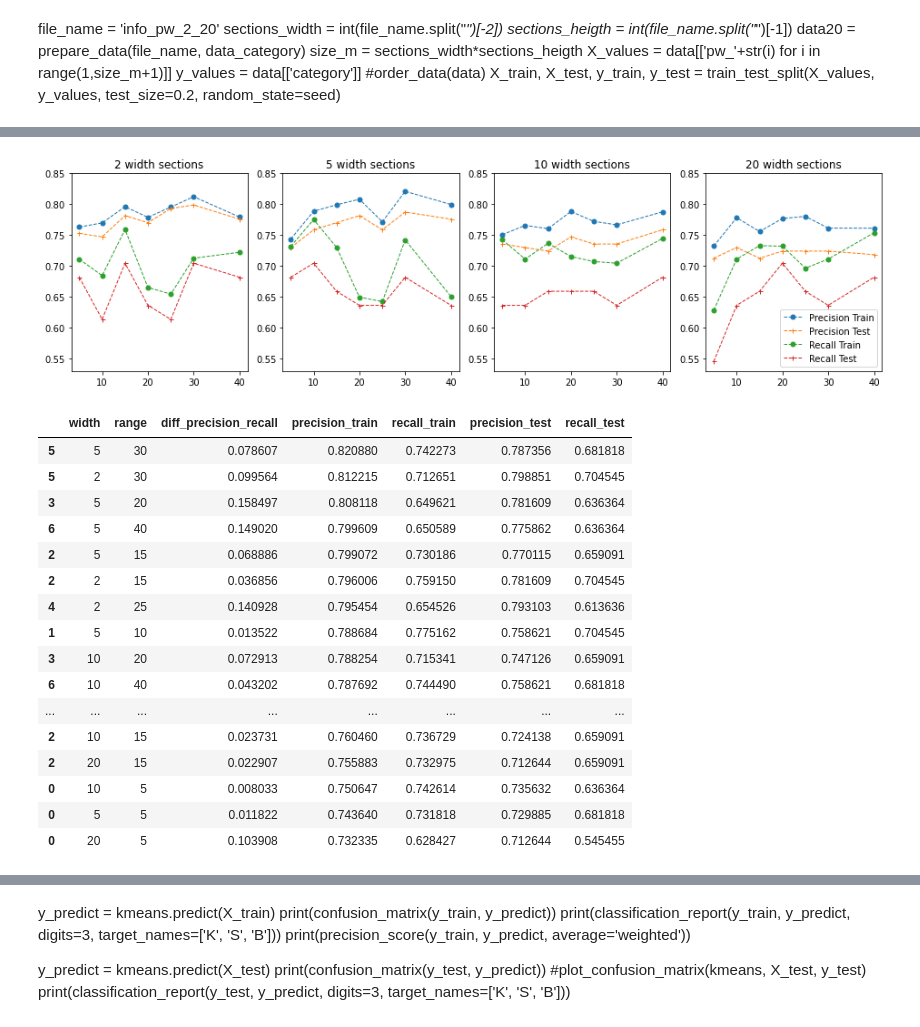
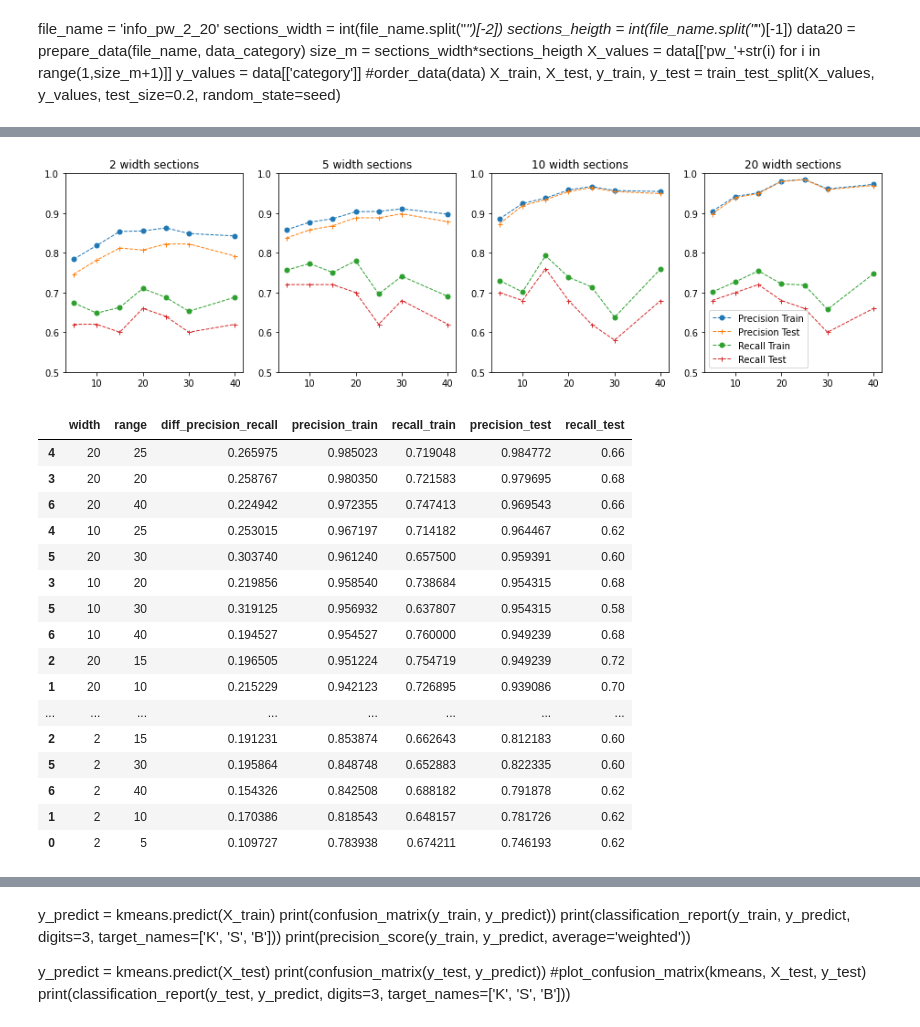
Before and after one commit to ULE-Informatica/burr_detection, a Jupyter notebook: info_data.ipynb, the cells around one changed output, grey strips where cells are left out. Cells and saved outputs as stored; diff of their text form; code cells hidden in the pictures.

```diff
--- a/info_data.ipynb
+++ b/info_data.ipynb
@@ -23,6 +24,7 @@ def prepare_data(file_name, data_category):
     data = data_category.merge(data, left_on=['img_name','folder','image'], right_on=['img_name','folder','image'])
     data[['category']] =  data[['category']].abs()
     data = data[data.category>0]
+    data[['category']] =  data[['category']]-1
     return data
 # %%
 def order_data(data):
@@ -38,0 +59,4 @@ def order_data(data):
+# %%
+from sklearn.cluster import KMeans
+kmeans = KMeans(n_clusters=9, random_state=0).fit(X_train)
+prediction= kmeans.predict(X_test)
@@ -48,0 +352,23 @@ X_train, X_test, y_train, y_test = train_test_split(X_values, y_values, test_siz
+# %%
+from sklearn import svm, datasets
+from sklearn.model_selection import GridSearchCV
+
+file_name = 'info_h_30'
+sections_width = int(file_name.split("_")[-1])
+data = prepare_data(file_name, data_category)
+size_m = sections_width
+X_values = data[['h_'+str(a) for a in range(1,size_m+1)]]
+y_values = data[['category']]
+#order_data(data)
+X_values = normalize(X_values,axis = 1, norm='l2')
+X_train, X_test, y_train, y_test = train_test_split(X_values, y_values, test_size=0.2, random_state=seed)
+
+#parameters = {'n_neighbors':range(3,7), 'p':[1,2,4]}
+parameters = {'C':range(1,10), 'class_weight':['balanced', None]}
+svc = SVC()#KNeighborsClassifier()
+clf = GridSearchCV(svc, parameters, scoring='recall_weighted', cv=15)
+clf.fit(X_values, y_values.values.ravel())
+
+
+data = pd.DataFrame(clf.cv_results_)
+data.sort_values(by=['rank_test_score'])
@@ -49,61 +394,62 @@ X_train, X_test, y_train, y_test = train_test_split(X_values, y_values, test_siz
 # %%
+final_data = pd.DataFrame()
 fig, axs = plt.subplots(1,4, figsize=(16,4))
 widths = [2,5,10,20]
 sections = [5,10,15,20, 25,30,40]
-final_data = pd.DataFrame()
 for w in range(0,len(widths)):
     info_results = []
     for i in sections:
-        file_name = 'data/info_pw_'+str(widths[w])+'_'+str(i)
+        file_name = 'info_pw_'+str(widths[w])+'_'+str(i)
         sections_width = int(file_name.split("_")[-2])
         sections_heigth = int(file_name.split("_")[-1])
         data = prepare_data(file_name, data_category)
         size_m = sections_width*sections_heigth
-        X_values = data[['pw_'+str(i) for i in range(1,size_m+1)]]
+        X_values = data[['pw_'+str(a) for a in range(1,size_m+1)]]
         y_values = data[['category']]
         #order_data(data)
         X_train, X_test, y_train, y_test = train_test_split(X_values, y_values, test_size=0.2, random_state=seed)
-        kmeans = KNeighborsClassifier(n_neighbors=3)
-        kmeans.fit(X_train, y_train.values.ravel())
-        y_predict = kmeans.predict(X_train)
+        dummy_clf = SVC(C=5, class_weight='balanced')
+        dummy_clf.fit(X_train, y_train.values.ravel())
+        y_predict = dummy_clf.predict(X_train)
         precision_train = (precision_score(y_train, y_predict, average='weighted'))
         recall_train= (recall_score(y_train, y_predict, average='weighted'))
-        y_predict = kmeans.predict(X_test)
+        y_predict = dummy_clf.predict(X_test)
         precision_test = (precision_score(y_test, y_predict, average='weighted'))
         recall_test = (recall_score(y_test, y_predict, average='weighted'))
         data_row= [ i, precision_train, recall_train,precision_test,recall_test]
         info_results.append(data_row)
     info_results =pd.DataFrame(info_results, columns=['range', 'precision_train', 'precision_test', 'recall_train', 'recall_test'])
 
     axs[w].plot(info_results.range,info_results.precision_train,marker='o',linestyle='dashed',linewidth=1,markersize=5, label='Precision Train')
     axs[w].plot(info_results.range,info_results.precision_test,marker='+',linestyle='dashed',linewidth=1,markersize=5, label='Precision Test')
     axs[w].plot(info_results.range,info_results.recall_train,marker='o',linestyle='dashed',linewidth=1,markersize=5, label='Recall Train')
     axs[w].plot(info_results.range,info_results.recall_test,marker='+',linestyle='dashed',linewidth=1,markersize=5, label='Recall Test')
     axs[w].title.set_text(str(widths[w])+' width sections')
-    axs[w].set_ylim([0.53, 0.85])
+    axs[w].set_ylim([0.5, 1])
     info_results['width'] = widths[w]
     final_data = pd.concat([final_data, info_results])
 plt.legend()
 plt.show()
+
 final_data['diff_precision_recall'] = abs(final_data['precision_train'] - final_data['recall_train'])
 final_data = final_data.reindex(['width','range','diff_precision_recall','precision_train', 'recall_train', 'precision_test', 'recall_test'], axis=1)
 final_data.sort_values(by=['precision_train','diff_precision_recall', 'recall_train', 'precision_test', 'recall_test'], ascending=False)
 # %% [output]
-[figure, old version]
+[figure, new version]
 |  | width | range | diff_precision_recall | precision_train | recall_train | precision_test | recall_test |
-| 5 | 5 | 30 | 0.078607 | 0.820880 | 0.742273 | 0.787356 | 0.681818 |
-| 5 | 2 | 30 | 0.099564 | 0.812215 | 0.712651 | 0.798851 | 0.704545 |
-| 3 | 5 | 20 | 0.158497 | 0.808118 | 0.649621 | 0.781609 | 0.636364 |
-| 6 | 5 | 40 | 0.149020 | 0.799609 | 0.650589 | 0.775862 | 0.636364 |
-| 2 | 5 | 15 | 0.068886 | 0.799072 | 0.730186 | 0.770115 | 0.659091 |
-| 2 | 2 | 15 | 0.036856 | 0.796006 | 0.759150 | 0.781609 | 0.704545 |
-| 4 | 2 | 25 | 0.140928 | 0.795454 | 0.654526 | 0.793103 | 0.613636 |
-| 1 | 5 | 10 | 0.013522 | 0.788684 | 0.775162 | 0.758621 | 0.704545 |
-| 3 | 10 | 20 | 0.072913 | 0.788254 | 0.715341 | 0.747126 | 0.659091 |
-| 6 | 10 | 40 | 0.043202 | 0.787692 | 0.744490 | 0.758621 | 0.681818 |
+| 4 | 20 | 25 | 0.265975 | 0.985023 | 0.719048 | 0.984772 | 0.66 |
+| 3 | 20 | 20 | 0.258767 | 0.980350 | 0.721583 | 0.979695 | 0.68 |
+| 6 | 20 | 40 | 0.224942 | 0.972355 | 0.747413 | 0.969543 | 0.66 |
+| 4 | 10 | 25 | 0.253015 | 0.967197 | 0.714182 | 0.964467 | 0.62 |
+| 5 | 20 | 30 | 0.303740 | 0.961240 | 0.657500 | 0.959391 | 0.60 |
+| 3 | 10 | 20 | 0.219856 | 0.958540 | 0.738684 | 0.954315 | 0.68 |
+| 5 | 10 | 30 | 0.319125 | 0.956932 | 0.637807 | 0.954315 | 0.58 |
+| 6 | 10 | 40 | 0.194527 | 0.954527 | 0.760000 | 0.949239 | 0.68 |
+| 2 | 20 | 15 | 0.196505 | 0.951224 | 0.754719 | 0.949239 | 0.72 |
+| 1 | 20 | 10 | 0.215229 | 0.942123 | 0.726895 | 0.939086 | 0.70 |
 | ... | ... | ... | ... | ... | ... | ... | ... |
-| 2 | 10 | 15 | 0.023731 | 0.760460 | 0.736729 | 0.724138 | 0.659091 |
-| 2 | 20 | 15 | 0.022907 | 0.755883 | 0.732975 | 0.712644 | 0.659091 |
-| 0 | 10 | 5 | 0.008033 | 0.750647 | 0.742614 | 0.735632 | 0.636364 |
-| 0 | 5 | 5 | 0.011822 | 0.743640 | 0.731818 | 0.729885 | 0.681818 |
-| 0 | 20 | 5 | 0.103908 | 0.732335 | 0.628427 | 0.712644 | 0.545455 |
+| 2 | 2 | 15 | 0.191231 | 0.853874 | 0.662643 | 0.812183 | 0.60 |
+| 5 | 2 | 30 | 0.195864 | 0.848748 | 0.652883 | 0.822335 | 0.60 |
+| 6 | 2 | 40 | 0.154326 | 0.842508 | 0.688182 | 0.791878 | 0.62 |
+| 1 | 2 | 10 | 0.170386 | 0.818543 | 0.648157 | 0.781726 | 0.62 |
+| 0 | 2 | 5 | 0.109727 | 0.783938 | 0.674211 | 0.746193 | 0.62 |
```
Also changed, not shown: parts of 21 cells of this notebook, 45 other files.
